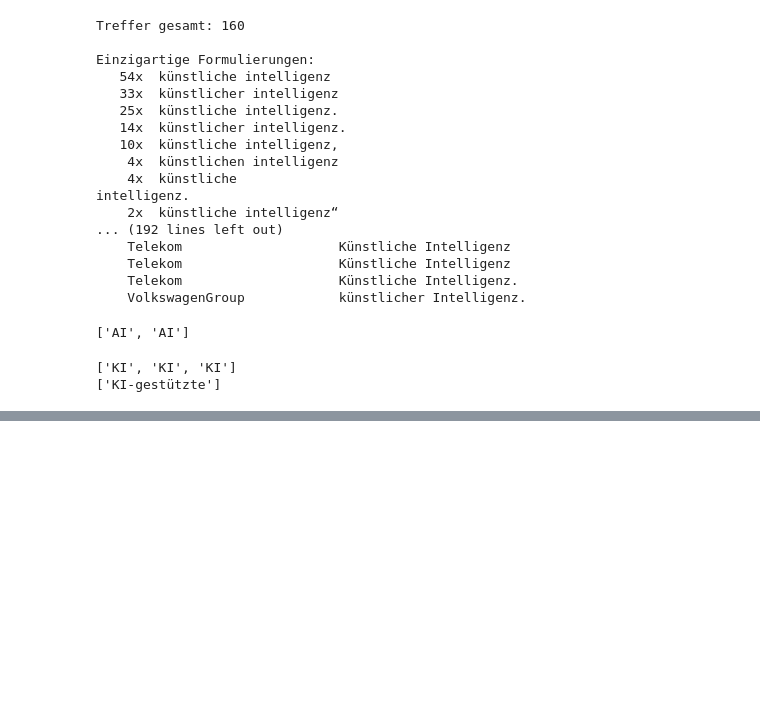
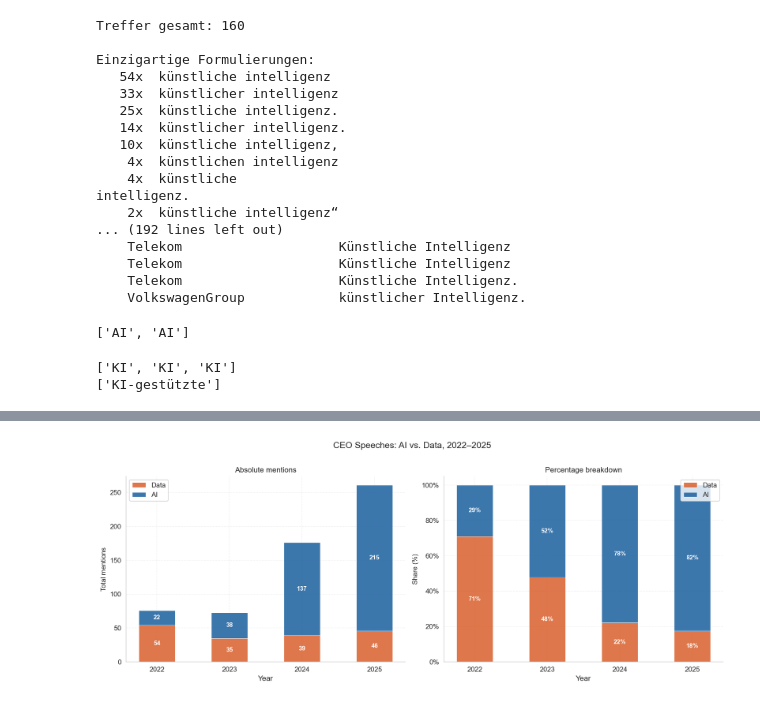
Before and after one commit to timtheuz/dax40-analysis, a Jupyter notebook: scripts/06_analysis_crosscompany.ipynb, the cells around one changed output, grey strips where cells are left out. Drawn from its saved outputs; the diff is of its cells as text; code cells hidden in the pictures; blank space fills up the shorter version.

```diff
--- a/scripts/06_analysis_crosscompany.ipynb
+++ b/scripts/06_analysis_crosscompany.ipynb
@@ -1535,0 +1568,54 @@ print(re.findall(r'ki[\-]\w+', test, re.IGNORECASE))
+# %%
+# ── PLOT 2 (EN): AI vs. Data stacked ──────────────────────────────────────────
+yearly_ceo_raw = freq[freq['role'] == 'ceo'].groupby(['year', 'group']).agg(
+    raw_sum=('count_raw', 'sum'),
+).reset_index()
+
+pivot_ceo = yearly_ceo_raw.pivot_table(
+    index='year', columns='group', values='raw_sum', fill_value=0
+)
+pivot_ceo['total'] = pivot_ceo.sum(axis=1)
+for g in GROUPS:
+    pivot_ceo[f'{g}_pct'] = pivot_ceo[g] / pivot_ceo['total'] * 100
+
+fig, (ax_abs, ax_pct) = plt.subplots(1, 2, figsize=(13, 5))
+fig.suptitle('CEO Speeches: AI vs. Data, 2022–2025', fontsize=13, y=1.01)
+
+x = np.arange(len(YEARS))
+bar_w = 0.5
+
+for ax, value_col, ylabel, title, fmt in [
+    (ax_abs, 'raw', 'Total mentions',     'Absolute mentions',      '{:.0f}'),
+    (ax_pct, 'pct', 'Share (%)',          'Percentage breakdown',   '{:.0f}%'),
+]:
+    bottom = np.zeros(len(YEARS))
+    for group in ['Daten/Data', 'KI/AI']:
+        col   = group if value_col == 'raw' else f'{group}_pct'
+        vals  = [pivot_ceo.loc[y, col] for y in YEARS]
+        label = LABELS_EN[group]
+        bars  = ax.bar(x, vals, bar_w, bottom=bottom,
+                       label=label, color=C[group], alpha=0.85,
+                       edgecolor='white', linewidth=0.5)
+        for rect, v, b in zip(bars, vals, bottom):
+            if v > (3 if value_col == 'pct' else 1):
+                ax.text(rect.get_x() + rect.get_width() / 2,
+                        b + v / 2, fmt.format(v),
+                        ha='center', va='center', fontsize=9,
+                        color='white', fontweight='bold')
+        bottom += np.array(vals)
+
+    ax.set_xticks(x)
+    ax.set_xticklabels(YEARS)
+    ax.set_xlabel('Year', fontsize=11)
+    ax.set_ylabel(ylabel, fontsize=10)
+    ax.set_title(title, fontsize=11)
+    if value_col == 'pct':
+        ax.set_ylim(0, 105)
+        ax.yaxis.set_major_formatter(mtick.PercentFormatter())
+    ax.legend(fontsize=10)
+
+plt.tight_layout()
+plt.savefig(FIG_DIR / 'plot2_ki_vs_daten_ceo_only_en.png', bbox_inches='tight')
+plt.show()
+# %% [output]
+[figure, added]
```
Also changed, not shown: parts of 19 cells of this notebook, 1 other file.
